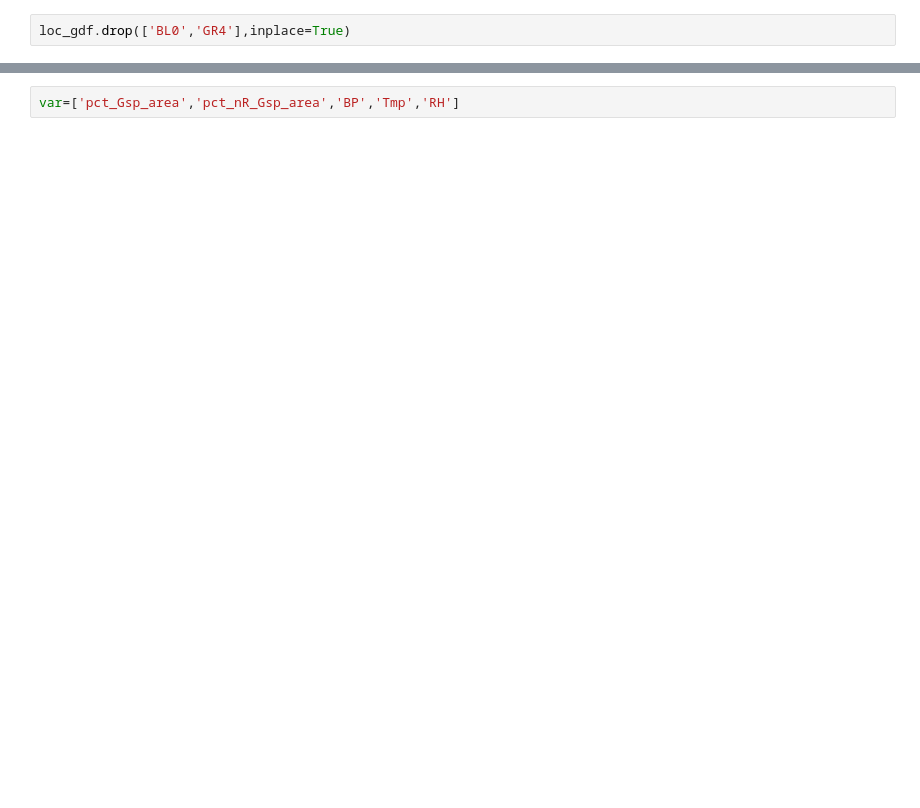
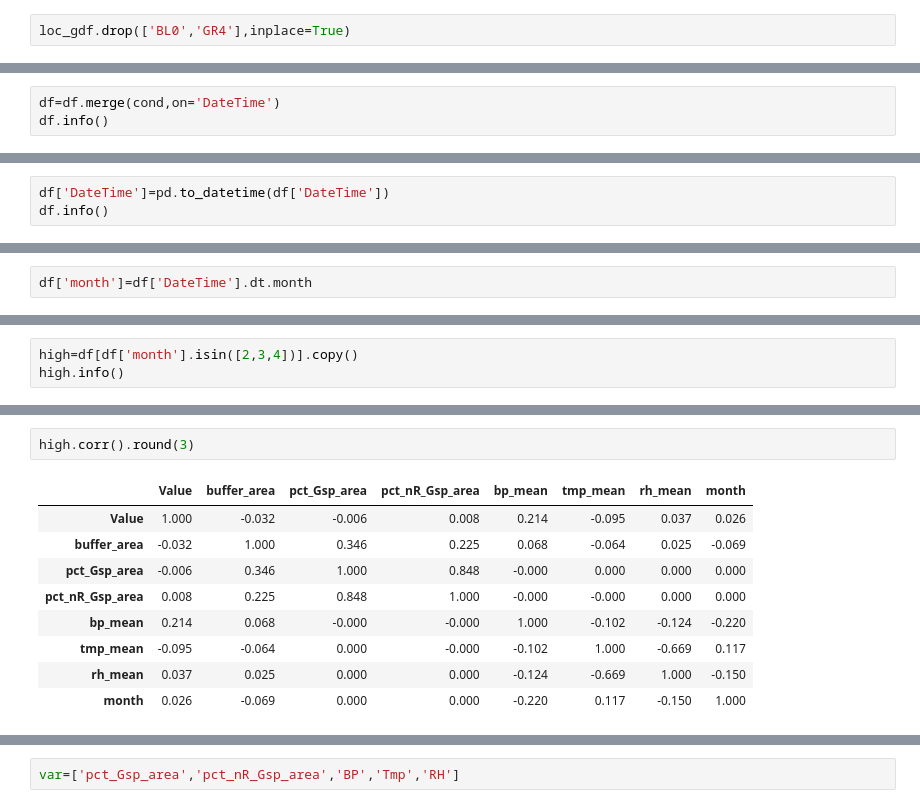
Before and after one commit to yulun-cd/IGS, a Jupyter notebook: DataAnalysis.ipynb, the cells around one changed output, grey strips where cells are left out. Cells and saved outputs as stored; diff of their text form; blank space fills up the shorter version.

```diff
--- a/DataAnalysis.ipynb
+++ b/DataAnalysis.ipynb
@@ -240,0 +321,3 @@ loc_gdf.drop(['BL0','GR4'],inplace=True)
+# %%
+df=df.merge(cond,on='DateTime')
+df.info()
@@ -240,0 +341,3 @@ loc_gdf.drop(['BL0','GR4'],inplace=True)
+# %%
+df['DateTime']=pd.to_datetime(df['DateTime'])
+df.info()
@@ -240,0 +361,2 @@ loc_gdf.drop(['BL0','GR4'],inplace=True)
+# %%
+df['month']=df['DateTime'].dt.month
@@ -240,0 +392,3 @@ loc_gdf.drop(['BL0','GR4'],inplace=True)
+# %%
+high=df[df['month'].isin([2,3,4])].copy()
+high.info()
@@ -240,0 +445,12 @@ loc_gdf.drop(['BL0','GR4'],inplace=True)
+# %%
+high.corr().round(3)
+# %% [output]
+|  | Value | buffer_area | pct_Gsp_area | pct_nR_Gsp_area | bp_mean | tmp_mean | rh_mean | month |
+| Value | 1.000 | -0.032 | -0.006 | 0.008 | 0.214 | -0.095 | 0.037 | 0.026 |
+| buffer_area | -0.032 | 1.000 | 0.346 | 0.225 | 0.068 | -0.064 | 0.025 | -0.069 |
+| pct_Gsp_area | -0.006 | 0.346 | 1.000 | 0.848 | -0.000 | 0.000 | 0.000 | 0.000 |
+| pct_nR_Gsp_area | 0.008 | 0.225 | 0.848 | 1.000 | -0.000 | -0.000 | 0.000 | 0.000 |
+| bp_mean | 0.214 | 0.068 | -0.000 | -0.000 | 1.000 | -0.102 | -0.124 | -0.220 |
+| tmp_mean | -0.095 | -0.064 | 0.000 | -0.000 | -0.102 | 1.000 | -0.669 | 0.117 |
+| rh_mean | 0.037 | 0.025 | 0.000 | 0.000 | -0.124 | -0.669 | 1.000 | -0.150 |
+| month | 0.026 | -0.069 | 0.000 | 0.000 | -0.220 | 0.117 | -0.150 | 1.000 |
```
Also changed, not shown: parts of 44 cells of this notebook, 2 other files.
